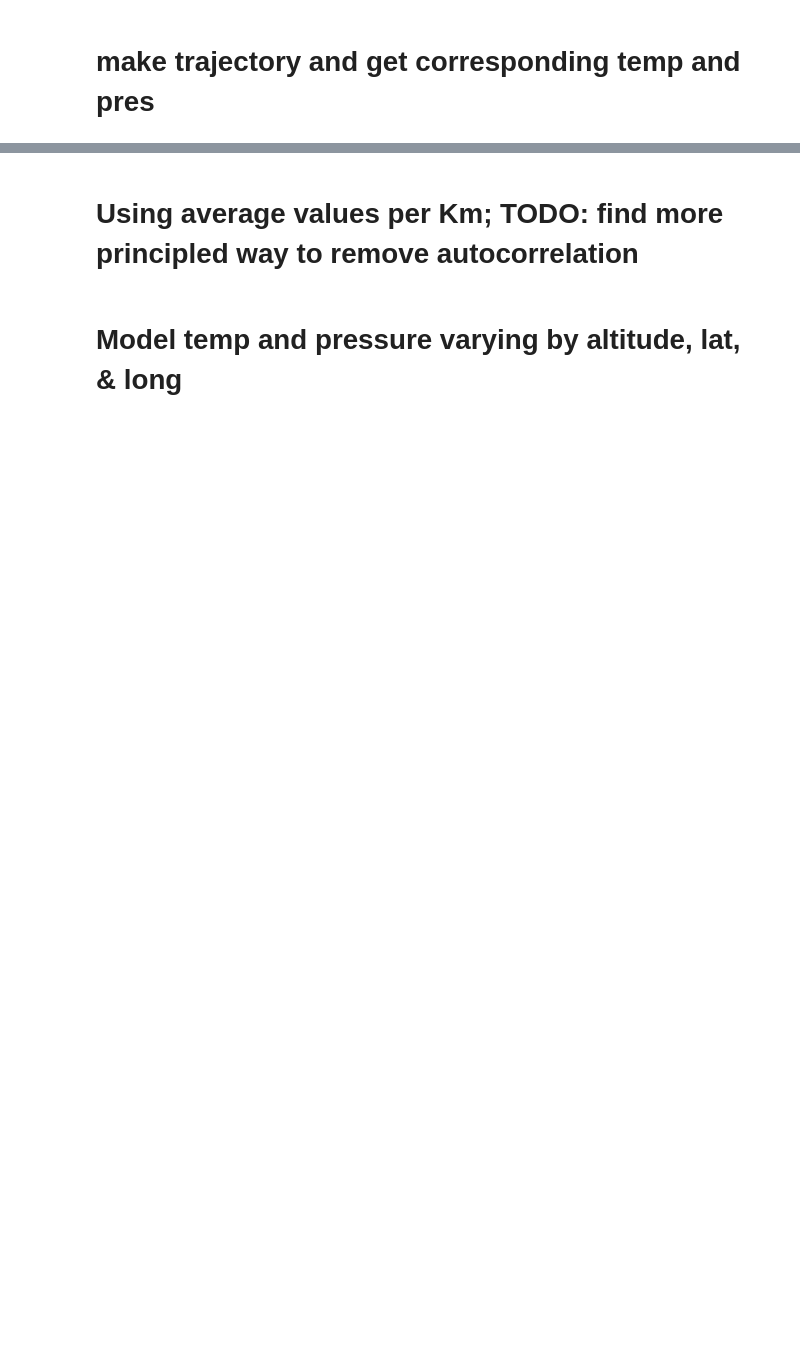
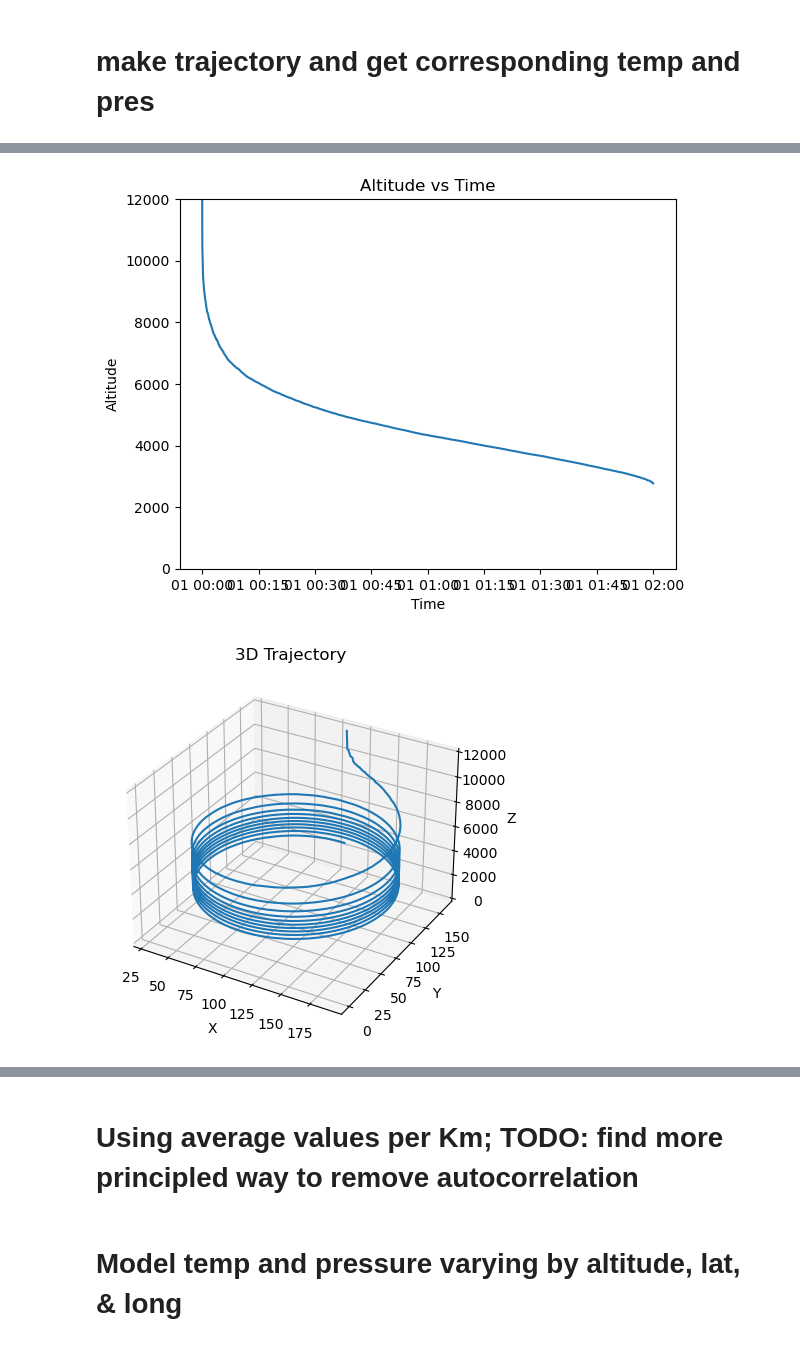
Before and after one commit to wmbelk/Weather, a Jupyter notebook: genEnv.ipynb, the cells around one changed output, grey strips where cells are left out. Saved outputs shown, nothing was run; the diff lists cells and outputs as text; code cells hidden in the pictures; blank space fills up the shorter version.

```diff
--- a/genEnv.ipynb
+++ b/genEnv.ipynb
@@ -183,38 +226,44 @@ plt.subplots_adjust(top=.92, right=.8, left=.05, bottom=.05)
 # %%
 # %%
 # make Z = a function of time and  X = sin of time and y = cos of time
-time = np.arange(0, 100, 0.1)
+time = pd.to_datetime( np.arange(0, 120*60, 1), unit='s')
+
 release_alt = 12_000 #Troposphere goes to about 12Km, thermal is about linear there
 step_alt = 1
-x = (np.sin(time) +1) * size/2 +30
-y = (np.cos(time) +1 ) * size/2
+
+turn_rate = 5
+x = (np.sin((time.minute/60 +time.second/(60*60))*2*np.pi*turn_rate) +1) * size/2 +30
+y = (np.cos((time.minute/60 +time.second/(60*60))*2*np.pi*turn_rate) +1 ) * size/2
 #create samples from normal distribution and sort them
-samples = stats.weibull_max.rvs(1, loc=0, scale=1, size=len(time), random_state=None)
+samples = stats.weibull_max.rvs(1.5, loc=0, scale=1, size=len(time), random_state=None)
 samples.sort()
 steps = samples/(samples.max()-samples.min()) /1.3  #normalize and shrink
 steps = steps - steps.min() #shift to 0
  #smaller step per time
 z = release_alt * (1- steps)
 
 plt.plot(time, z)
 plt.xlabel('Time')
 plt.ylabel('Altitude')
 plt.title('Altitude vs Time')
 ax = plt.gca()
 ax.set_ylim(0, 12000)
 plt.show()
 #plot 3d trajectory of z by x and y
 fig = plt.figure()
 ax = fig.add_subplot(111, projection='3d')
 ax.plot(x, y, z)
 ax.set_xlabel('X')
 ax.set_ylabel('Y')
 ax.set_zlabel('Z')
 
 ax.set_zlim(0, 12000)
 plt.title('3D Trajectory')
 plt.show()
 # %%
+# %% [output]
+[figure, added]
+[figure, added]
 # %%
 #select from xarray the temperature at the pressure of the trajectory
 xr_x = xr.DataArray(x, dims=['time'], coords={'time': time})
```
Also changed, not shown: parts of 25 cells of this notebook, 1 other file.
